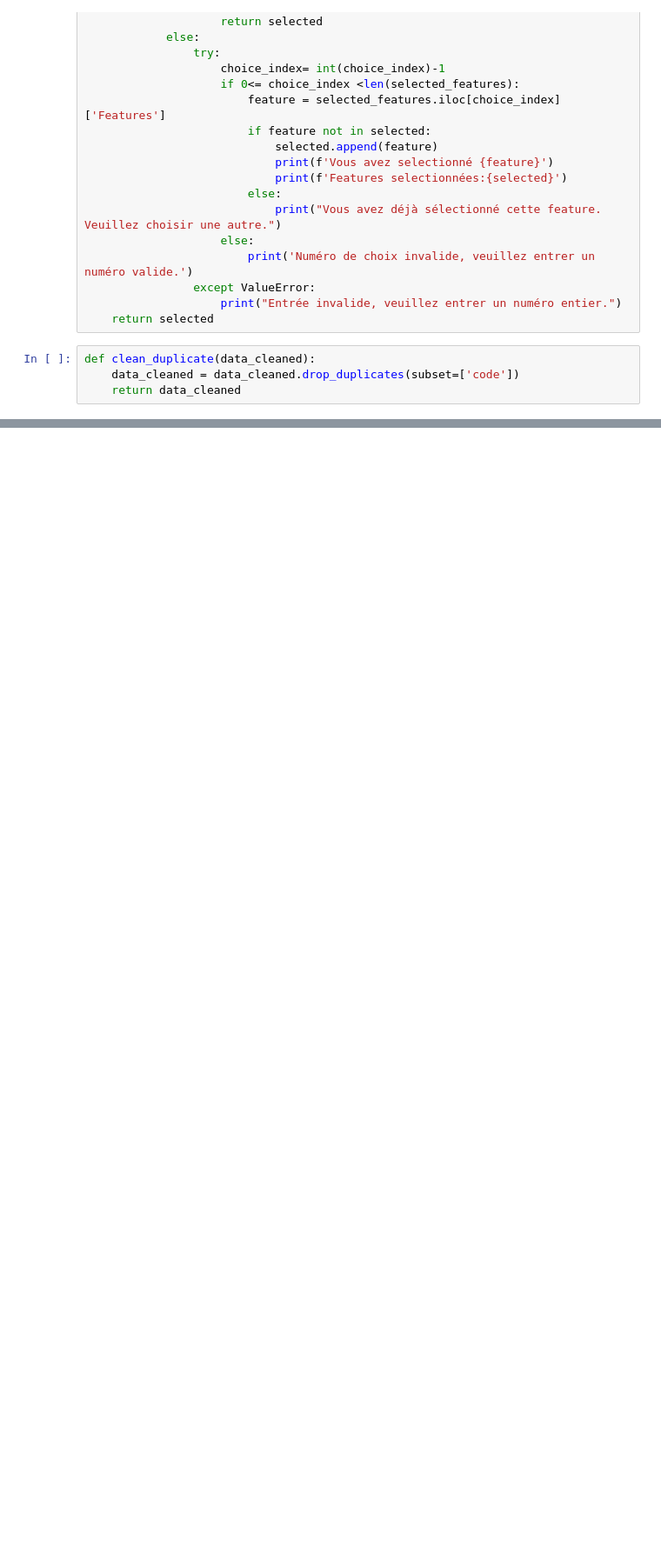
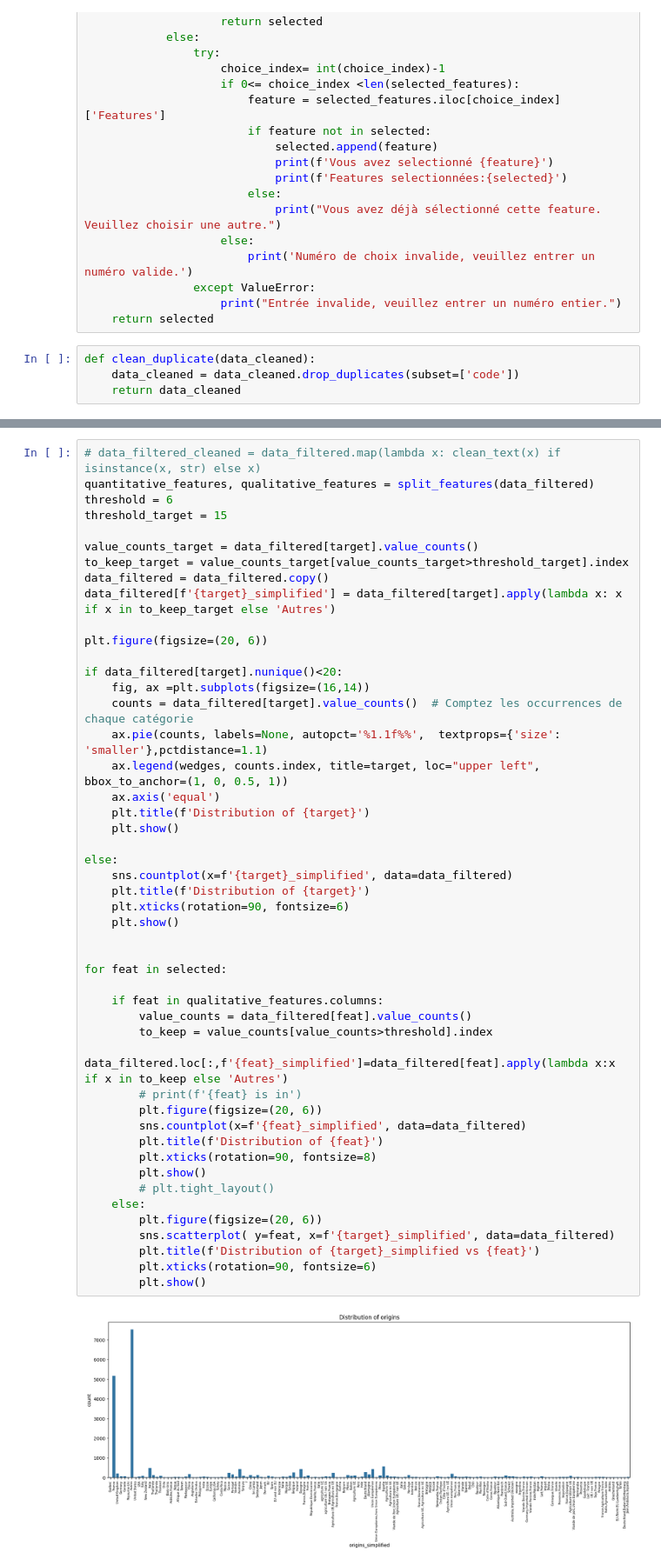
Before and after one commit to Belin27000/P3_publicHealth, a Jupyter notebook: P3_publicHealth.ipynb, the cells around one changed output, grey strips where cells are left out. Shown at 87% size. Drawn from its saved outputs; the diff is of its cells as text; blank space fills up the shorter version.

```diff
--- a/P3_publicHealth.ipynb
+++ b/P3_publicHealth.ipynb
@@ -324,0 +390,50 @@ memory usage: 1.4+ MB
+# %%
+# data_filtered_cleaned = data_filtered.map(lambda x: clean_text(x) if isinstance(x, str) else x)
+quantitative_features, qualitative_features = split_features(data_filtered)
+threshold = 6
+threshold_target = 15
+
+value_counts_target = data_filtered[target].value_counts()
+to_keep_target = value_counts_target[value_counts_target>threshold_target].index
+data_filtered = data_filtered.copy()
+data_filtered[f'{target}_simplified'] = data_filtered[target].apply(lambda x: x if x in to_keep_target else 'Autres')
+
+plt.figure(figsize=(20, 6))
+
+if data_filtered[target].nunique()<20:
+    fig, ax =plt.subplots(figsize=(16,14))
+    counts = data_filtered[target].value_counts()  # Comptez les occurrences de chaque catégorie
+    ax.pie(counts, labels=None, autopct='%1.1f%%',  textprops={'size': 'smaller'},pctdistance=1.1)
+    ax.legend(wedges, counts.index, title=target, loc="upper left", bbox_to_anchor=(1, 0, 0.5, 1))
+    ax.axis('equal')
+    plt.title(f'Distribution of {target}')
+    plt.show()
+
+else:
+    sns.countplot(x=f'{target}_simplified', data=data_filtered)
+    plt.title(f'Distribution of {target}')
+    plt.xticks(rotation=90, fontsize=6)
+    plt.show()
+
+
+for feat in selected:
+
+    if feat in qualitative_features.columns:
+        value_counts = data_filtered[feat].value_counts()
+        to_keep = value_counts[value_counts>threshold].index
+        data_filtered.loc[:,f'{feat}_simplified']=data_filtered[feat].apply(lambda x:x if x in to_keep else 'Autres')
+        # print(f'{feat} is in')
+        plt.figure(figsize=(20, 6))
+        sns.countplot(x=f'{feat}_simplified', data=data_filtered)
+        plt.title(f'Distribution of {feat}')
+        plt.xticks(rotation=90, fontsize=8)
+        plt.show()
+        # plt.tight_layout()
+    else:
+        plt.figure(figsize=(20, 6))
+        sns.scatterplot( y=feat, x=f'{target}_simplified', data=data_filtered)
+        plt.title(f'Distribution of {target}_simplified vs {feat}')
+        plt.xticks(rotation=90, fontsize=6)
+        plt.show()
+# %% [output]
+[figure, added]
```
Also changed, not shown: parts of 19 cells of this notebook.
